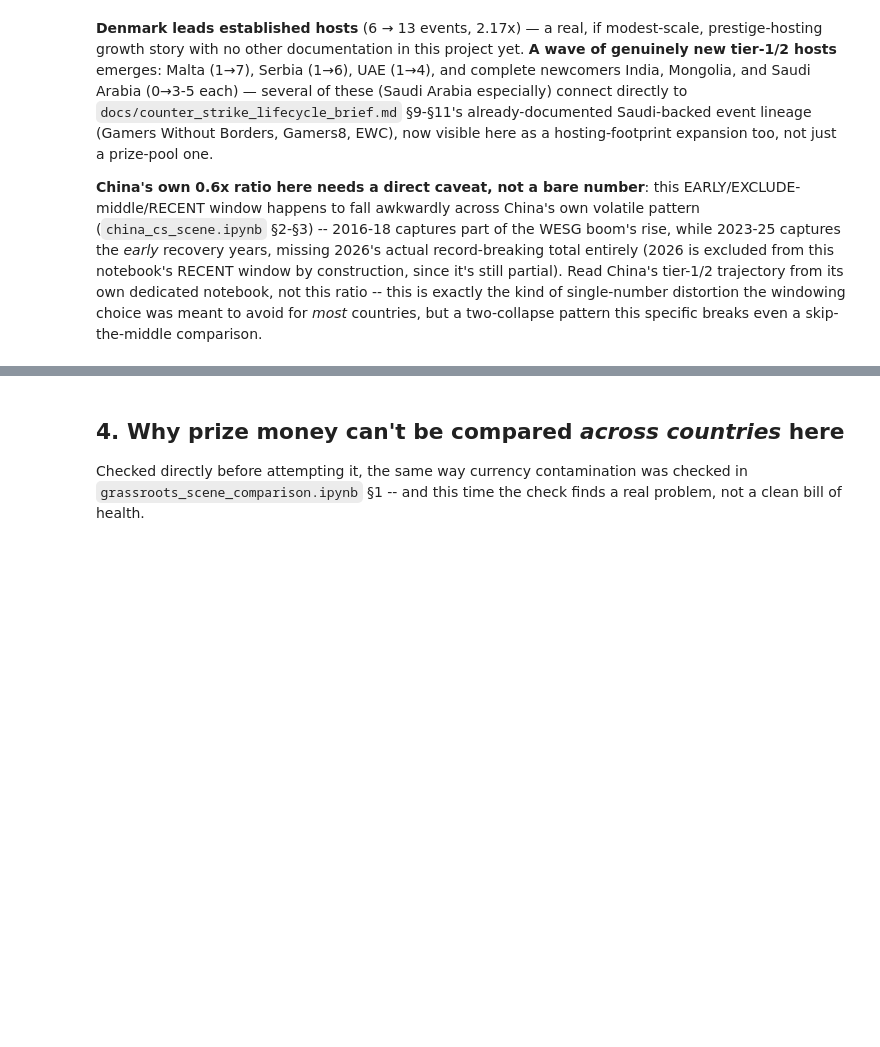
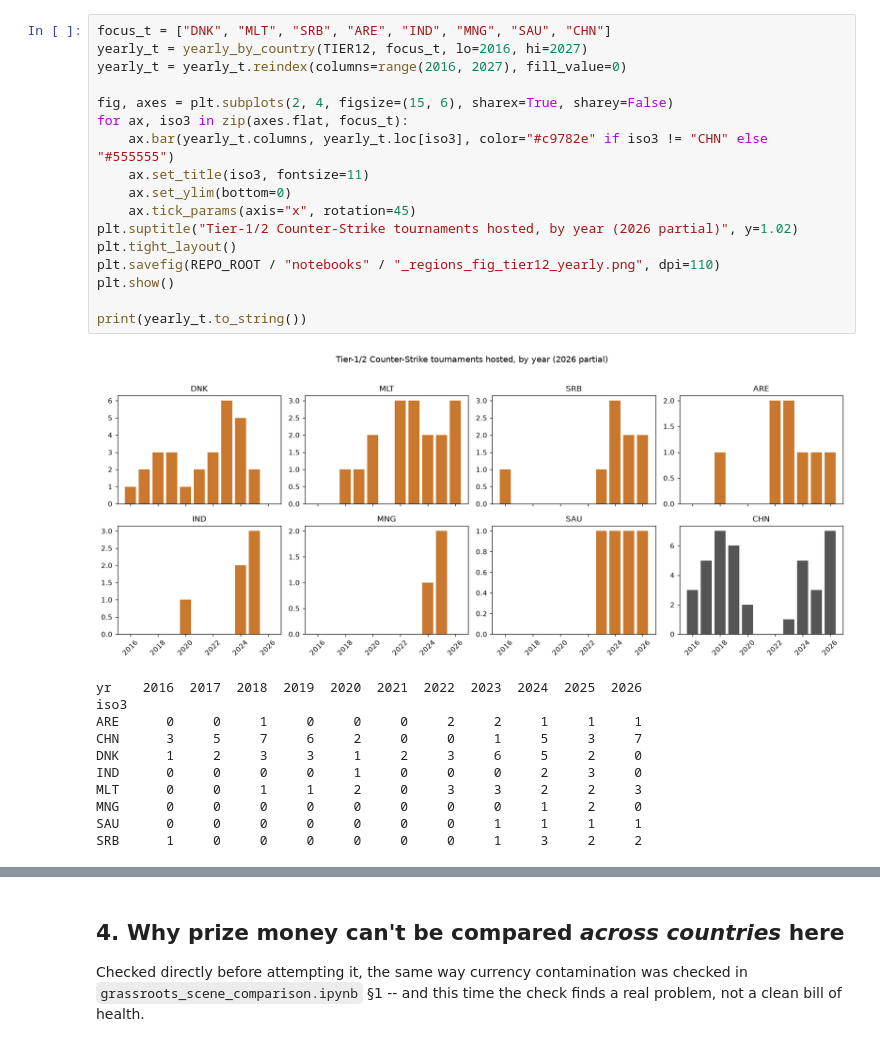
Before and after one commit to JacobH1994/fandomdatapuller, a Jupyter notebook: notebooks/fastest_growing_cs_regions.ipynb, the cells around one changed output, grey strips where cells are left out. Cells and saved outputs as stored; diff of their text form; blank space fills up the shorter version.

```diff
--- a/notebooks/fastest_growing_cs_regions.ipynb
+++ b/notebooks/fastest_growing_cs_regions.ipynb
@@ -295,25 +358,32 @@ IND     0.0     5.0  <NA>
 ARE     1.0     4.0   4.0
 MNG     0.0     3.0  <NA>
 SAU     0.0     3.0  <NA>
-# %% [markdown]
-**Denmark leads established hosts** (6 → 13 events, 2.17x) — a real,
-if modest-scale, prestige-hosting growth story with no other documentation
-in this project yet. **A wave of genuinely new tier-1/2 hosts** emerges:
-Malta (1→7), Serbia (1→6), UAE (1→4), and complete newcomers India,
-Mongolia, and Saudi Arabia (0→3-5 each) — several of these (Saudi Arabia
-especially) connect directly to `docs/counter_strike_lifecycle_brief.md`
-§9-§11's already-documented Saudi-backed event lineage (Gamers Without
-Borders, Gamers8, EWC), now visible here as a hosting-footprint expansion
-too, not just a prize-pool one.
-
-**China's own 0.6x ratio here needs a direct caveat, not a bare number**:
-this EARLY/EXCLUDE-middle/RECENT window happens to fall awkwardly across
-China's own volatile pattern (`china_cs_scene.ipynb` §2-§3) -- 2016-18
-captures part of the WESG boom's rise, while 2023-25 captures the *early*
-recovery years, missing 2026's actual record-breaking total entirely
-(2026 is excluded from this notebook's RECENT window by construction,
-since it's still partial). Read China's tier-1/2 trajectory from its own
-dedicated notebook, not this ratio -- this is exactly the kind of
-single-number distortion the windowing choice was meant to avoid for
-*most* countries, but a two-collapse pattern this specific breaks even a
-skip-the-middle comparison.
+# %%
+focus_t = ["DNK", "MLT", "SRB", "ARE", "IND", "MNG", "SAU", "CHN"]
+yearly_t = yearly_by_country(TIER12, focus_t, lo=2016, hi=2027)
+yearly_t = yearly_t.reindex(columns=range(2016, 2027), fill_value=0)
+
+fig, axes = plt.subplots(2, 4, figsize=(15, 6), sharex=True, sharey=False)
+for ax, iso3 in zip(axes.flat, focus_t):
+    ax.bar(yearly_t.columns, yearly_t.loc[iso3], color="#c9782e" if iso3 != "CHN" else "#555555")
+    ax.set_title(iso3, fontsize=11)
+    ax.set_ylim(bottom=0)
+    ax.tick_params(axis="x", rotation=45)
+plt.suptitle("Tier-1/2 Counter-Strike tournaments hosted, by year (2026 partial)", y=1.02)
+plt.tight_layout()
+plt.savefig(REPO_ROOT / "notebooks" / "_regions_fig_tier12_yearly.png", dpi=110)
+plt.show()
+
+print(yearly_t.to_string())
+# %% [output]
+[figure, added]
+yr    2016  2017  2018  2019  2020  2021  2022  2023  2024  2025  2026
+iso3
+ARE      0     0     1     0     0     0     2     2     1     1     1
+CHN      3     5     7     6     2     0     0     1     5     3     7
+DNK      1     2     3     3     1     2     3     6     5     2     0
+IND      0     0     0     0     1     0     0     0     2     3     0
+MLT      0     0     1     1     2     0     3     3     2     2     3
+MNG      0     0     0     0     0     0     0     0     1     2     0
+SAU      0     0     0     0     0     0     0     1     1     1     1
+SRB      1     0     0     0     0     0     0     1     3     2     2
```
Also changed, not shown: parts of 30 cells of this notebook, 2 other files.
